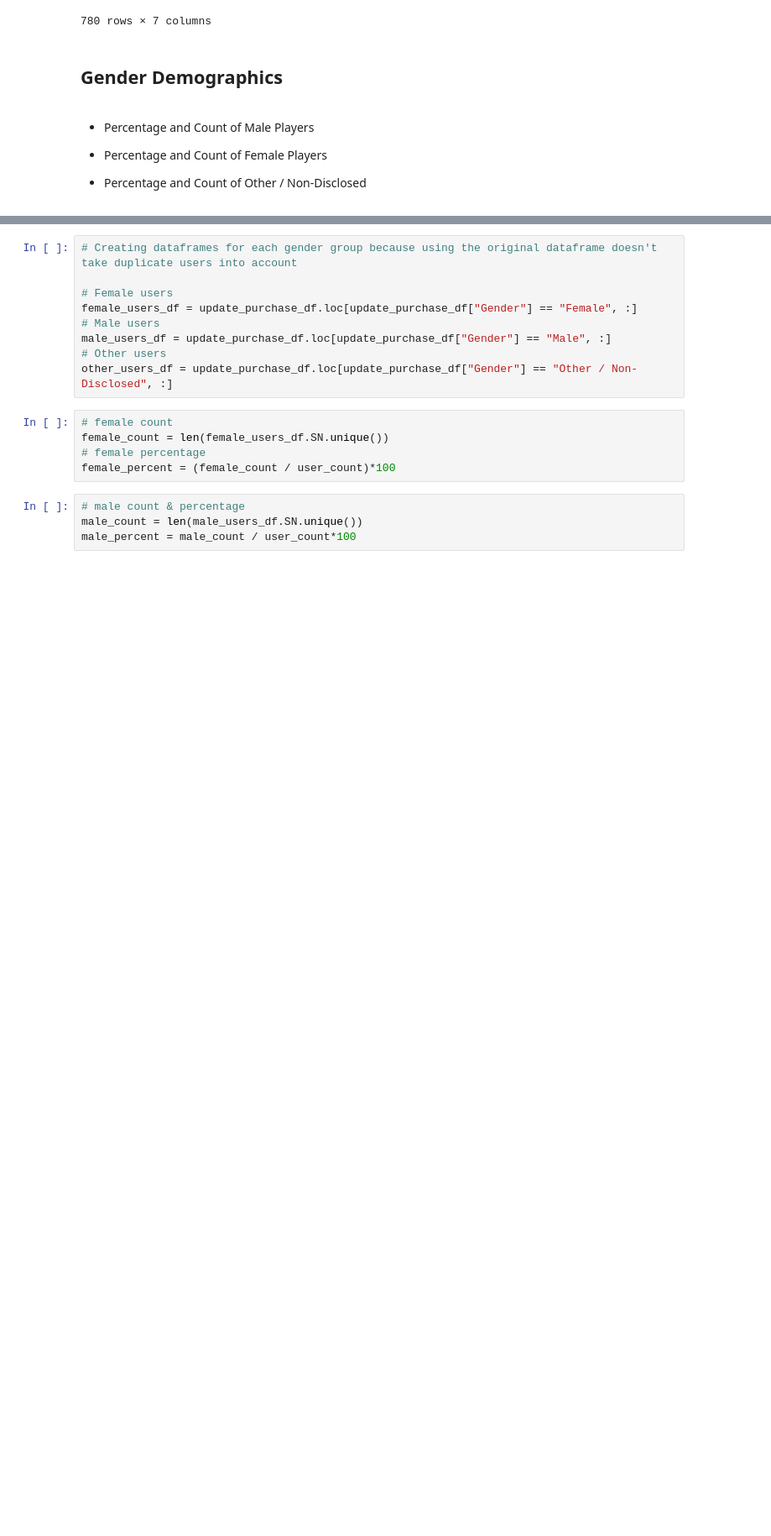
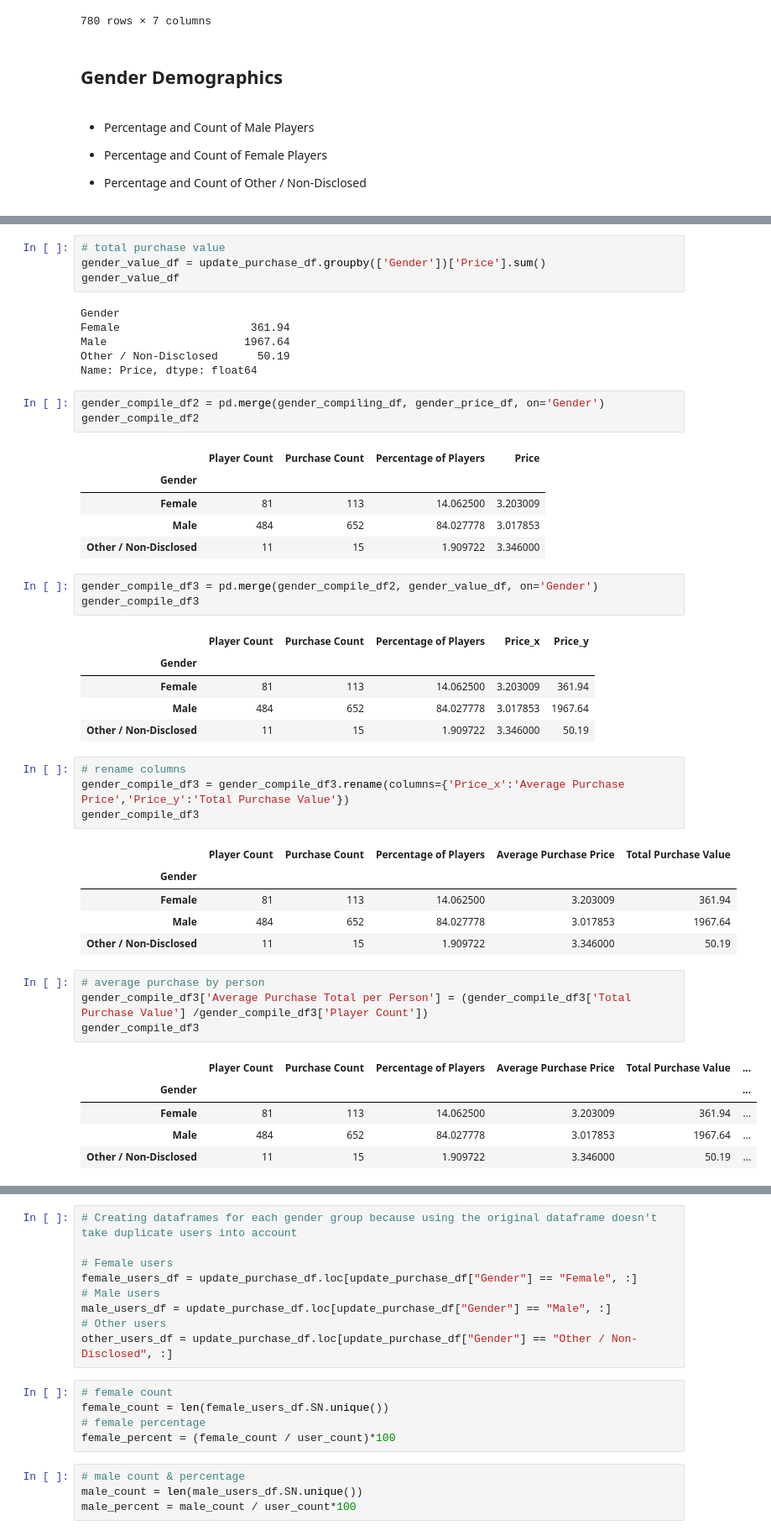
Before and after one commit to juliemcbaker/pandas-challenge, a Jupyter notebook: HeroesOfPymoli/HeroesOfPymoli_baker.ipynb, the cells around one changed output, grey strips where cells are left out. Shown at 84% size. Drawn from its saved outputs; the diff is of its cells as text; blank space fills up the shorter version.

Commit message:
Redid all gender using groupby. Still need to remove old code. May attempt formatting if time.

```diff
--- a/HeroesOfPymoli/HeroesOfPymoli_baker.ipynb
+++ b/HeroesOfPymoli/HeroesOfPymoli_baker.ipynb
@@ -121,0 +170,48 @@ Name: Gender, Length: 576, dtype: int64
+# %%
+# total purchase value
+gender_value_df = update_purchase_df.groupby(['Gender'])['Price'].sum()
+gender_value_df
+# %% [output]
+Gender
+Female                    361.94
+Male                     1967.64
+Other / Non-Disclosed      50.19
+Name: Price, dtype: float64
+# %%
+gender_compile_df2 = pd.merge(gender_compiling_df, gender_price_df, on='Gender')
+gender_compile_df2
+# %% [output]
+|  | Player Count | Purchase Count | Percentage of Players | Price |
+| Gender |  |  |  |  |
+| Female | 81 | 113 | 14.062500 | 3.203009 |
+| Male | 484 | 652 | 84.027778 | 3.017853 |
+| Other / Non-Disclosed | 11 | 15 | 1.909722 | 3.346000 |
+# %%
+gender_compile_df3 = pd.merge(gender_compile_df2, gender_value_df, on='Gender')
+gender_compile_df3
+# %% [output]
+|  | Player Count | Purchase Count | Percentage of Players | Price_x | Price_y |
+| Gender |  |  |  |  |  |
+| Female | 81 | 113 | 14.062500 | 3.203009 | 361.94 |
+| Male | 484 | 652 | 84.027778 | 3.017853 | 1967.64 |
+| Other / Non-Disclosed | 11 | 15 | 1.909722 | 3.346000 | 50.19 |
+# %%
+# rename columns
+gender_compile_df3 = gender_compile_df3.rename(columns={'Price_x':'Average Purchase Price','Price_y':'Total Purchase Value'})
+gender_compile_df3
+# %% [output]
+|  | Player Count | Purchase Count | Percentage of Players | Average Purchase Price | Total Purchase Value |
+| Gender |  |  |  |  |  |
+| Female | 81 | 113 | 14.062500 | 3.203009 | 361.94 |
+| Male | 484 | 652 | 84.027778 | 3.017853 | 1967.64 |
+| Other / Non-Disclosed | 11 | 15 | 1.909722 | 3.346000 | 50.19 |
+# %%
+# average purchase by person
+gender_compile_df3['Average Purchase Total per Person'] = (gender_compile_df3['Total Purchase Value'] /gender_compile_df3['Player Count'])
+gender_compile_df3
+# %% [output]
+|  | Player Count | Purchase Count | Percentage of Players | Average Purchase Price | Total Purchase Value | ... |
+| Gender |  |  |  |  |  | ... |
+| Female | 81 | 113 | 14.062500 | 3.203009 | 361.94 | ... |
+| Male | 484 | 652 | 84.027778 | 3.017853 | 1967.64 | ... |
+| Other / Non-Disclosed | 11 | 15 | 1.909722 | 3.346000 | 50.19 | ... |
```
Also changed, not shown: parts of 21 cells of this notebook.
